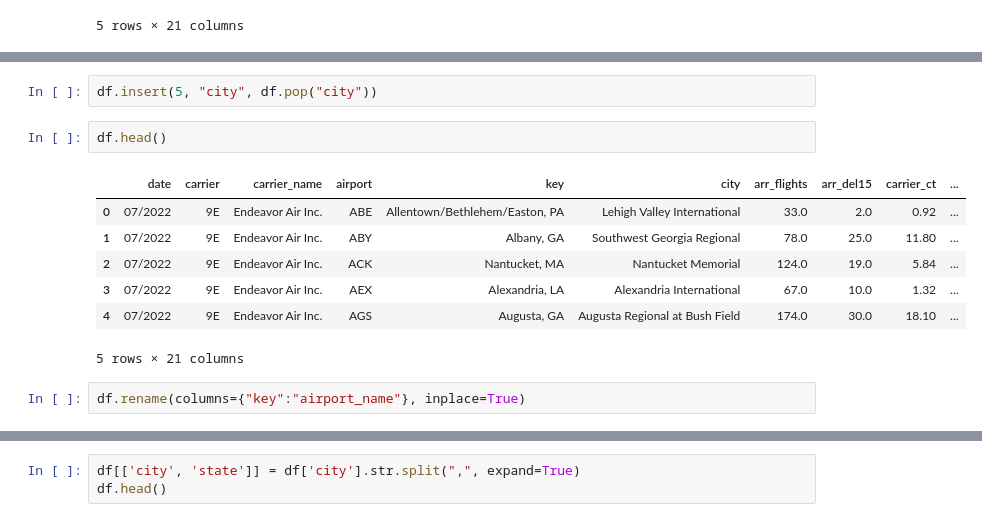
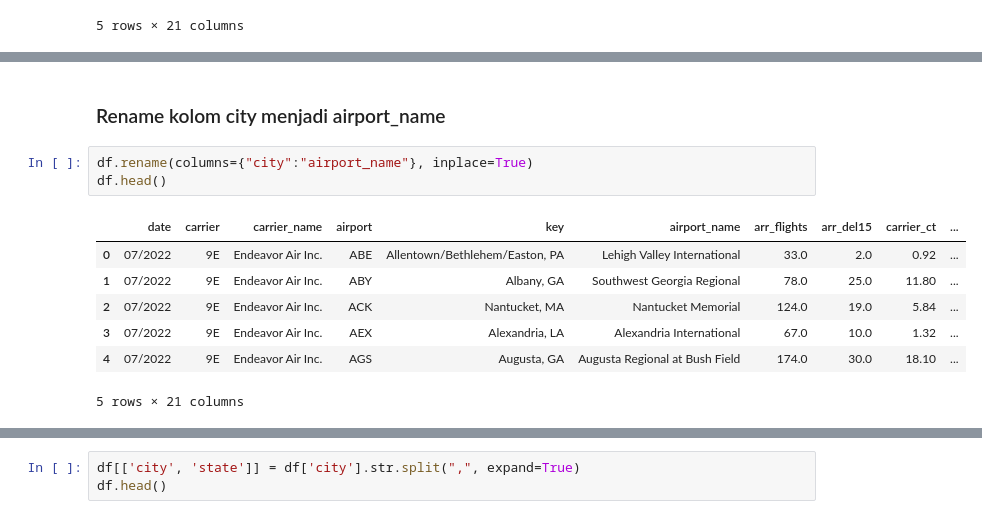
Before and after one commit to MuhammadJundullah/Data-Analysis, a Jupyter notebook: Airline Delay Cause Analytics/Airline_Delay_Cause_Cleaning.ipynb, the cells around one changed output, grey strips where cells are left out. Drawn from its saved outputs; the diff is of its cells as text.

```diff
--- a/Airline Delay Cause Analytics/Airline_Delay_Cause_Cleaning.ipynb
+++ b/Airline Delay Cause Analytics/Airline_Delay_Cause_Cleaning.ipynb
@@ -173,14 +189,13 @@ df.insert(4, "key", df.pop("key"))
-# %%
-df.insert(5, "city", df.pop("city"))
-# %%
-df.head()
-# %% [output]
-|  | date | carrier | carrier_name | airport | key | city | arr_flights | arr_del15 | carrier_ct | ... |
-| 0 | 07/2022 | 9E | Endeavor Air Inc. | ABE | Allentown/Bethlehem/Easton, PA | Lehigh Valley International | 33.0 | 2.0 | 0.92 | ... |
-| 1 | 07/2022 | 9E | Endeavor Air Inc. | ABY | Albany, GA | Southwest Georgia Regional | 78.0 | 25.0 | 11.80 | ... |
-| 2 | 07/2022 | 9E | Endeavor Air Inc. | ACK | Nantucket, MA | Nantucket Memorial | 124.0 | 19.0 | 5.84 | ... |
-| 3 | 07/2022 | 9E | Endeavor Air Inc. | AEX | Alexandria, LA | Alexandria International | 67.0 | 10.0 | 1.32 | ... |
-| 4 | 07/2022 | 9E | Endeavor Air Inc. | AGS | Augusta, GA | Augusta Regional at Bush Field | 174.0 | 30.0 | 18.10 | ... |
-5 rows × 21 columns
+# %% [markdown]
+### Rename kolom city menjadi airport_name
 # %%
-df.rename(columns={"key":"airport_name"}, inplace=True)
+df.rename(columns={"city":"airport_name"}, inplace=True)
+df.head()
+# %% [output]
+|  | date | carrier | carrier_name | airport | key | airport_name | arr_flights | arr_del15 | carrier_ct | ... |
+| 0 | 07/2022 | 9E | Endeavor Air Inc. | ABE | Allentown/Bethlehem/Easton, PA | Lehigh Valley International | 33.0 | 2.0 | 0.92 | ... |
+| 1 | 07/2022 | 9E | Endeavor Air Inc. | ABY | Albany, GA | Southwest Georgia Regional | 78.0 | 25.0 | 11.80 | ... |
+| 2 | 07/2022 | 9E | Endeavor Air Inc. | ACK | Nantucket, MA | Nantucket Memorial | 124.0 | 19.0 | 5.84 | ... |
+| 3 | 07/2022 | 9E | Endeavor Air Inc. | AEX | Alexandria, LA | Alexandria International | 67.0 | 10.0 | 1.32 | ... |
+| 4 | 07/2022 | 9E | Endeavor Air Inc. | AGS | Augusta, GA | Augusta Regional at Bush Field | 174.0 | 30.0 | 18.10 | ... |
+5 rows × 21 columns
```
Also changed, not shown: parts of 22 cells of this notebook.
